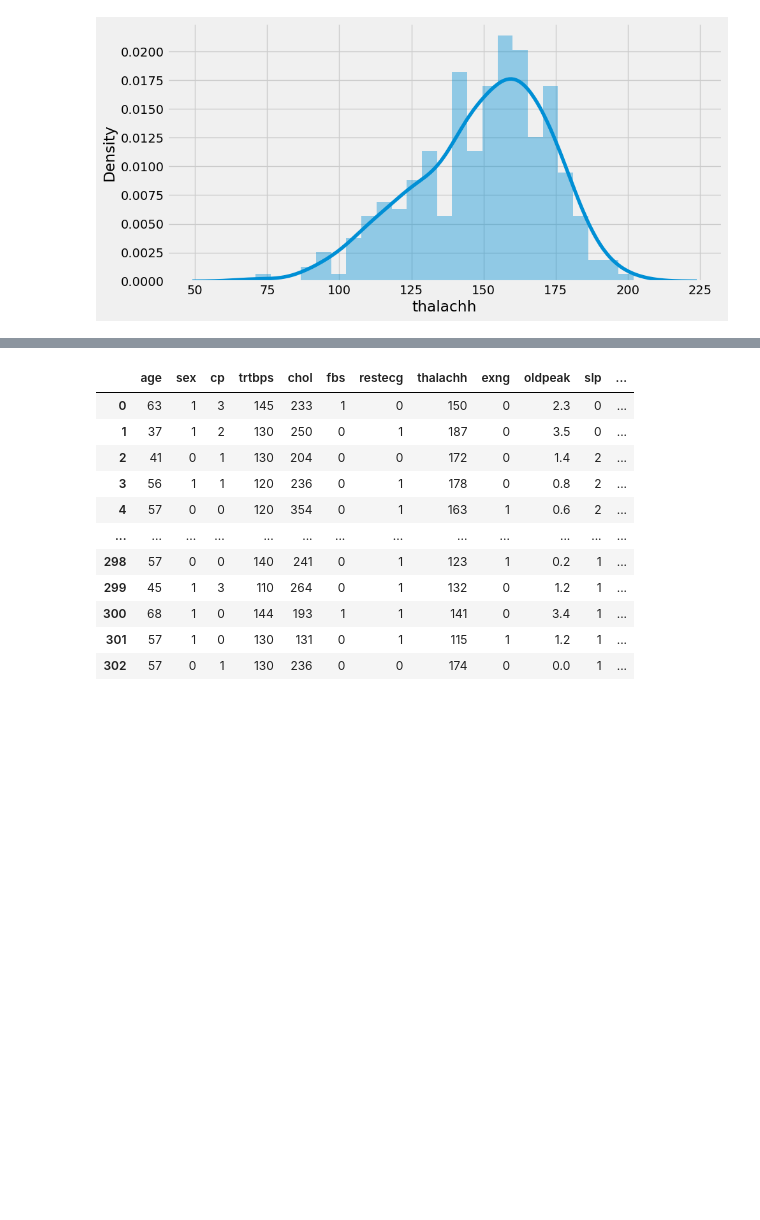
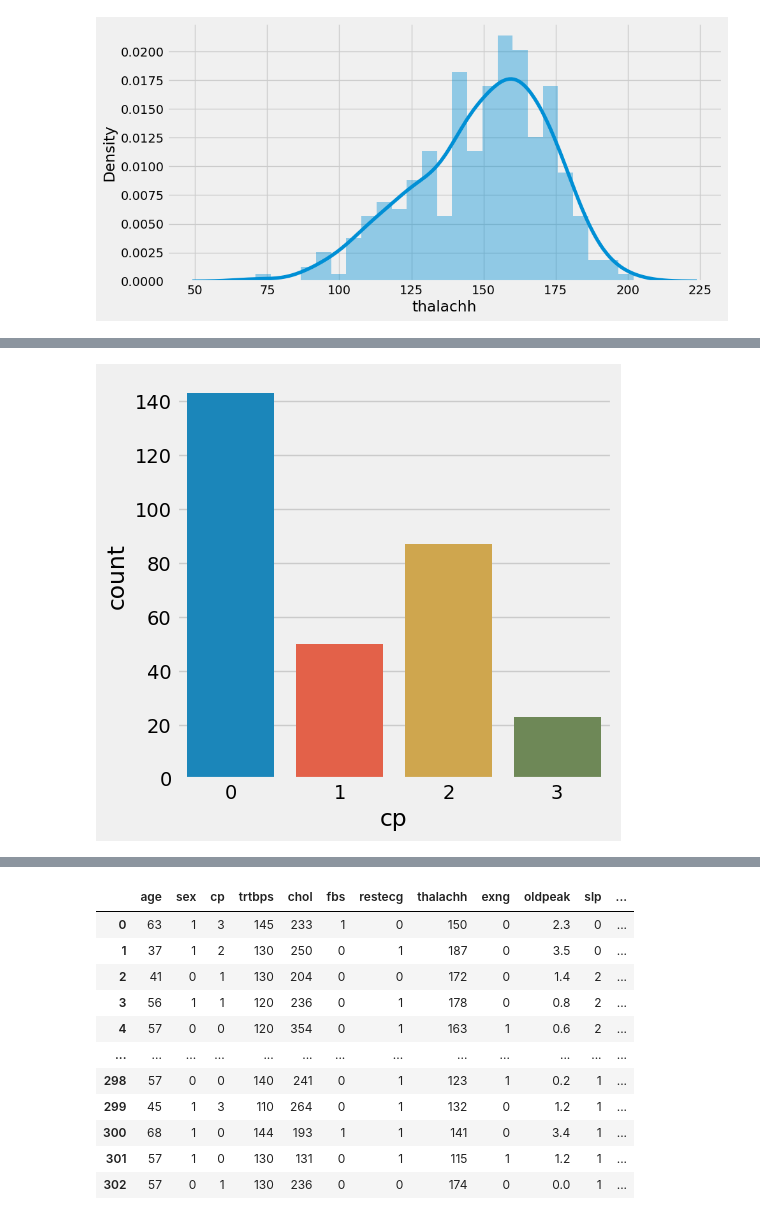
Before and after one commit to Sithysak/Heart-Attack-Prediction, a Jupyter notebook: Predict Heart Attack.ipynb, the cells around one changed output, grey strips where cells are left out. Drawn from its saved outputs; the diff is of its cells as text; code cells hidden in the pictures; blank space fills up the shorter version.

```diff
--- a/Predict Heart Attack.ipynb
+++ b/Predict Heart Attack.ipynb
@@ -231,0 +239,6 @@ plt.show()
+# %%
+plt.figure(figsize = (5, 5))
+sns.countplot(x='cp', data=df)
+plt.show()
+# %% [output]
+[figure, added]
```
Also changed, not shown: parts of 12 cells of this notebook.
